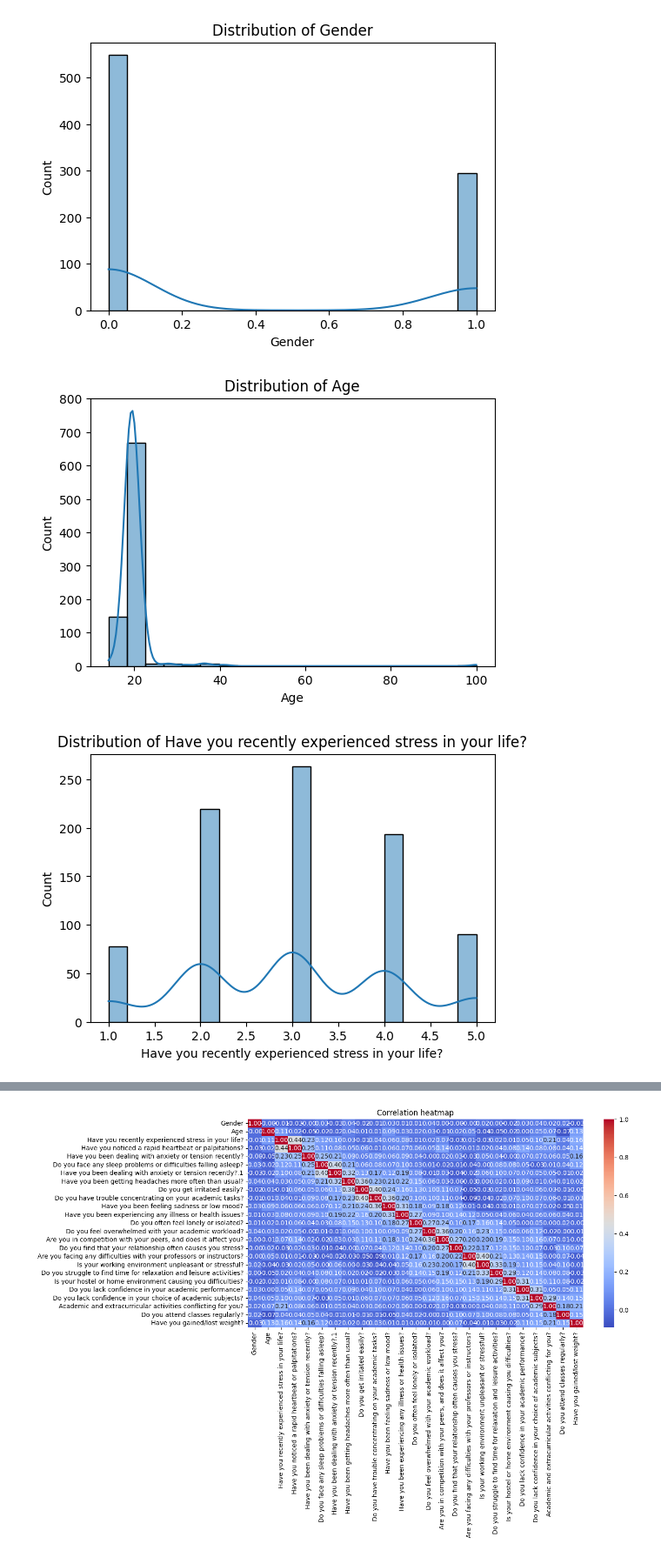
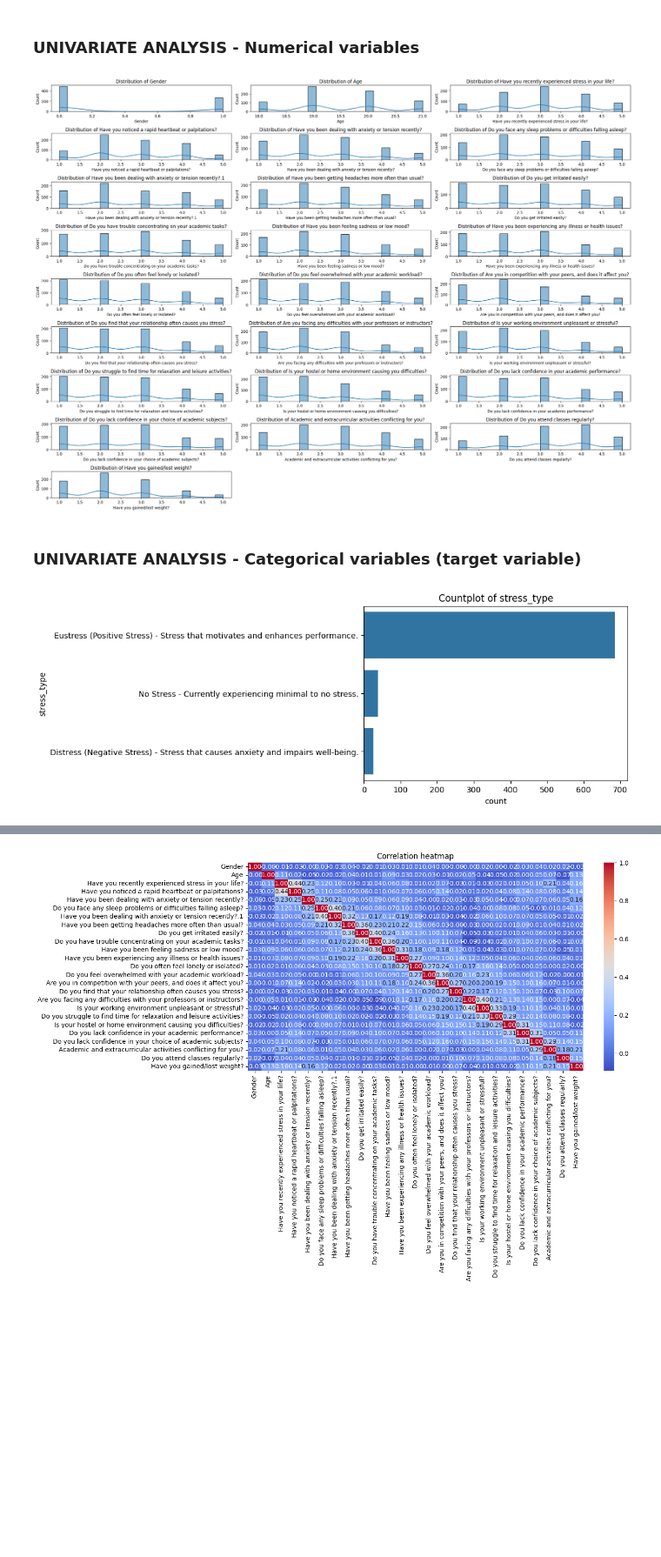
Before and after one commit to irenegarciaorejon/Students-Stress-Dataset-Analysis, a Jupyter notebook: eda_source2.ipynb, the cells around one changed output, grey strips where cells are left out. Shown at 87% size. Saved outputs shown, nothing was run; the diff lists cells and outputs as text; code cells hidden in the pictures; blank space fills up the shorter version.

```diff
--- a/eda_source2.ipynb
+++ b/eda_source2.ipynb
@@ -7,22 +7,32 @@ import numpy as np
 import matplotlib.pyplot as plt
 
 df= pd.read_csv('Stress_Dataset.csv')
+# %%
+df.rename(columns={"Which type of stress do you primarily experience?":"stress_type"},inplace=True)
+df=df[(df["Age"]>=18) & (df["Age"]<=21)]
+df.reset_index(drop=True, inplace=True)
 # %%
 num_cols=df.select_dtypes(include=np.number).columns.tolist()
 cat_cols=df.select_dtypes(include='object').columns.tolist()
+# %% [markdown]
+### UNIVARIATE ANALYSIS  - Numerical variables
+# %%
+plt.figure(figsize=(22,16))
+for i,col in enumerate(num_cols,1):
+    plt.subplot(9,3,i)
+    sns.histplot(df[col], kde=True, bins=20)
+    plt.title(f"Distribution of {col}")
+plt.tight_layout()
+plt.show()
+# %% [output]
+[figure, added]
+# %% [markdown]
+### UNIVARIATE ANALYSIS  - Categorical variables (target variable)
 # %%
-for col in num_cols:
-    plt.figure(figsize=(6,4))
-    sns.histplot(df[col], kde=True, bins=20)
-    plt.title(f"Distribution of {col}")
-    plt.show()
-
 for col in cat_cols:
     plt.figure(figsize=(6,4))
     sns.countplot(y=col, data=df)
     plt.title(f"Countplot of {col}")
     plt.show()
 # %% [output]
-[figure, old version]
+[figure, new version]
-[figure, removed]
-[figure, removed]
```
Also changed, not shown: parts of 10 cells of this notebook, 1 other file.
